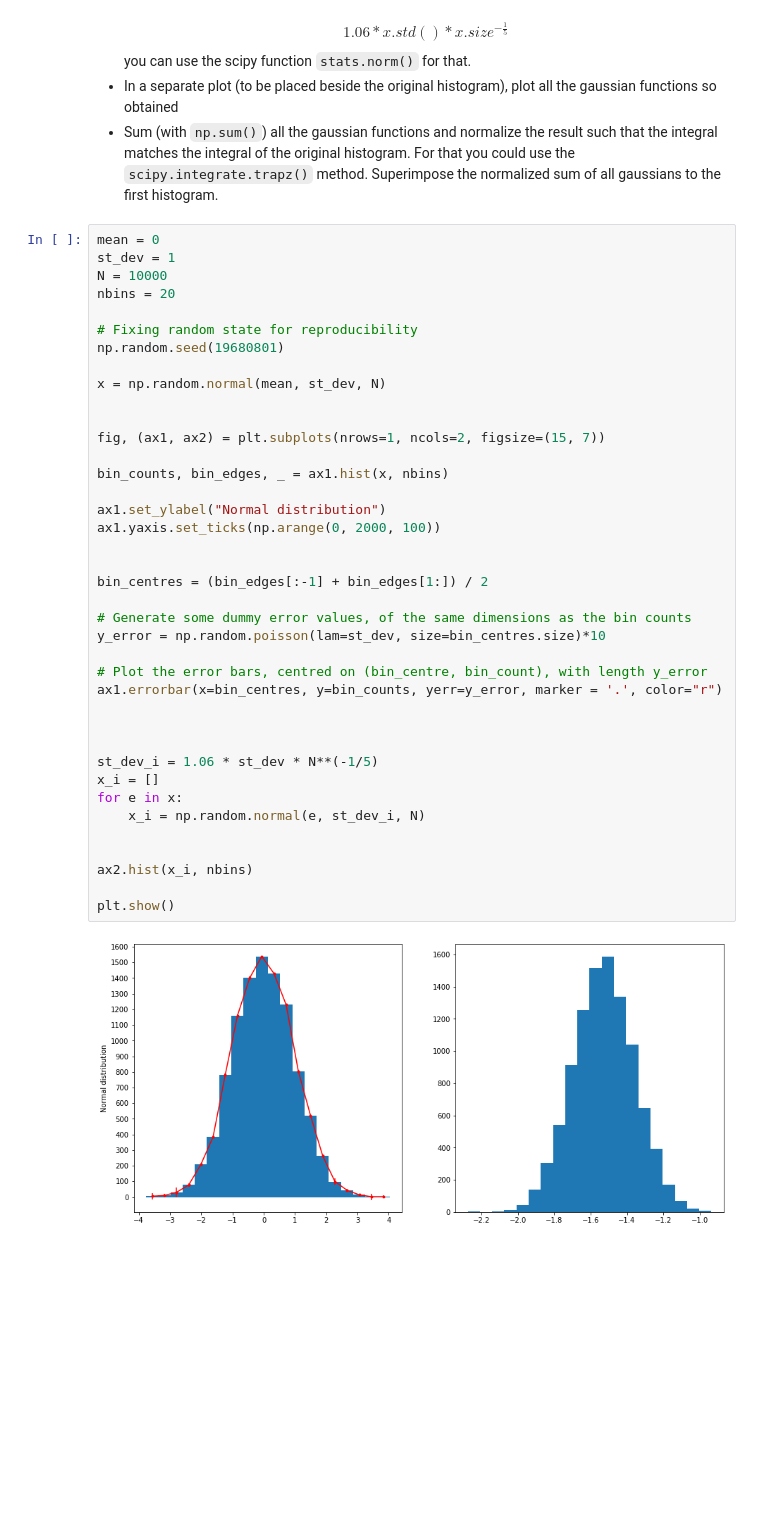
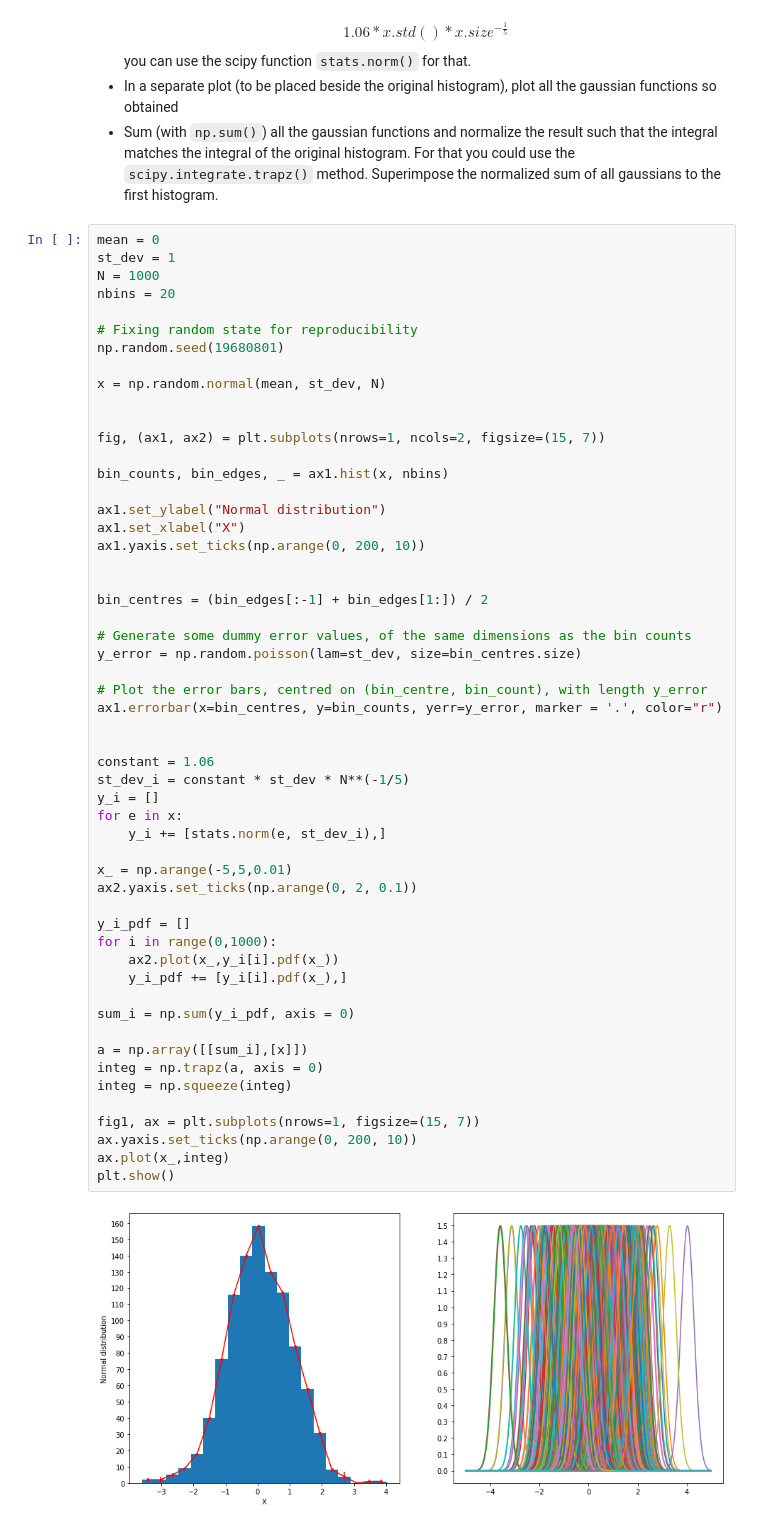
Before and after one commit to zucchett/HighLevelProgramming2021, a Jupyter notebook: 07ex_visualization.ipynb, the cells around one changed output. Cells and saved outputs as stored; diff of their text form; blank space fills up the shorter version.

```diff
--- a/07ex_visualization.ipynb
+++ b/07ex_visualization.ipynb
@@ -111,41 +109,56 @@ you can use the scipy function `stats.norm()` for that.
 # %%
 mean = 0
 st_dev = 1
-N = 10000
+N = 1000
 nbins = 20
 
 # Fixing random state for reproducibility
 np.random.seed(19680801)
 
 x = np.random.normal(mean, st_dev, N)
 
 
 fig, (ax1, ax2) = plt.subplots(nrows=1, ncols=2, figsize=(15, 7))
 
 bin_counts, bin_edges, _ = ax1.hist(x, nbins)
 
 ax1.set_ylabel("Normal distribution")
-ax1.yaxis.set_ticks(np.arange(0, 2000, 100))
+ax1.set_xlabel("X")
+ax1.yaxis.set_ticks(np.arange(0, 200, 10))
 
 
 bin_centres = (bin_edges[:-1] + bin_edges[1:]) / 2
 
 # Generate some dummy error values, of the same dimensions as the bin counts
-y_error = np.random.poisson(lam=st_dev, size=bin_centres.size)*10
+y_error = np.random.poisson(lam=st_dev, size=bin_centres.size)
 
 # Plot the error bars, centred on (bin_centre, bin_count), with length y_error
 ax1.errorbar(x=bin_centres, y=bin_counts, yerr=y_error, marker = '.', color="r")
 
 
+constant = 1.06
+st_dev_i = constant * st_dev * N**(-1/5)
+y_i = []
+for e in x:
+    y_i += [stats.norm(e, st_dev_i),]
 
-st_dev_i = 1.06 * st_dev * N**(-1/5)
-x_i = []
-for e in x:
-    x_i = np.random.normal(e, st_dev_i, N)
+x_ = np.arange(-5,5,0.01)
+ax2.yaxis.set_ticks(np.arange(0, 2, 0.1))
 
+y_i_pdf = []
+for i in range(0,1000):
+    ax2.plot(x_,y_i[i].pdf(x_))
+    y_i_pdf += [y_i[i].pdf(x_),]
 
-ax2.hist(x_i, nbins)
+sum_i = np.sum(y_i_pdf, axis = 0)
 
+a = np.array([[sum_i],[x]])
+integ = np.trapz(a, axis = 0)
+integ = np.squeeze(integ)
+
+fig1, ax = plt.subplots(nrows=1, figsize=(15, 7))
+ax.yaxis.set_ticks(np.arange(0, 200, 10))
+ax.plot(x_,integ)
 plt.show()
 # %% [output]
-[figure, old version]
+[figure, new version]
```
Also changed, not shown: parts of 3 cells of this notebook.
